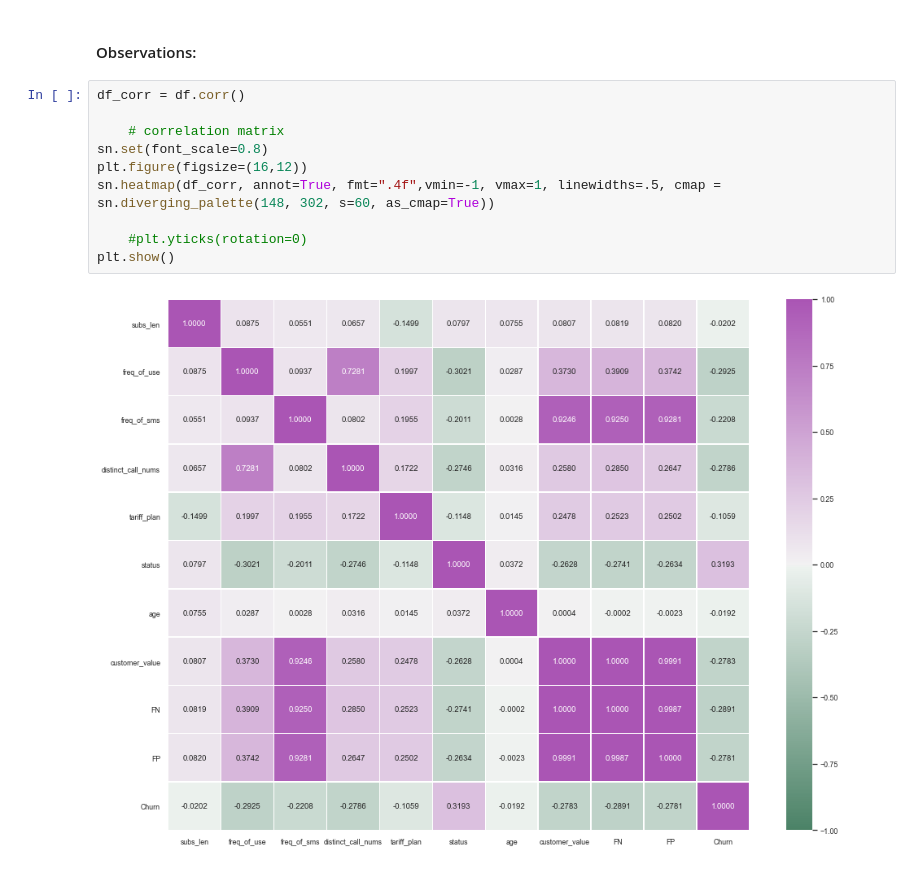
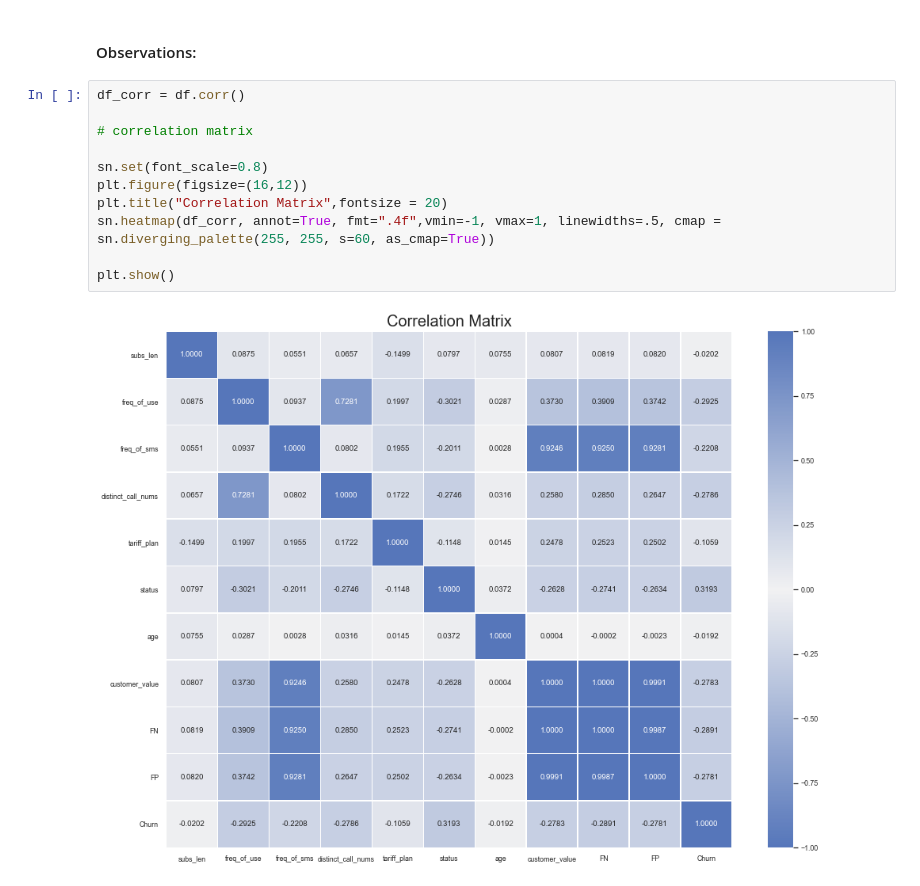
Before and after one commit to rohit-chandra/Customer_Churn_Analysis, a Jupyter notebook: data_visualization/DataVisualization_BeforeDataCleaning.ipynb, the cells around one changed output. Saved outputs shown, nothing was run; the diff lists cells and outputs as text.

```diff
--- a/data_visualization/DataVisualization_BeforeDataCleaning.ipynb
+++ b/data_visualization/DataVisualization_BeforeDataCleaning.ipynb
@@ -157,13 +190,14 @@ plt.show()
 # %%
 df_corr = df.corr()
 
-    # correlation matrix
+# correlation matrix
+
 sn.set(font_scale=0.8)
 plt.figure(figsize=(16,12))
-sn.heatmap(df_corr, annot=True, fmt=".4f",vmin=-1, vmax=1, linewidths=.5, cmap = sn.diverging_palette(148, 302, s=60, as_cmap=True))
+plt.title("Correlation Matrix",fontsize = 20)
+sn.heatmap(df_corr, annot=True, fmt=".4f",vmin=-1, vmax=1, linewidths=.5, cmap = sn.diverging_palette(255, 255, s=60, as_cmap=True))
 
-    #plt.yticks(rotation=0)
 plt.show()
 # %% [output]
-[figure, old version]
+[figure, new version]
 # %% [markdown]
```
Also changed, not shown: parts of 15 cells of this notebook, 9 other files.
